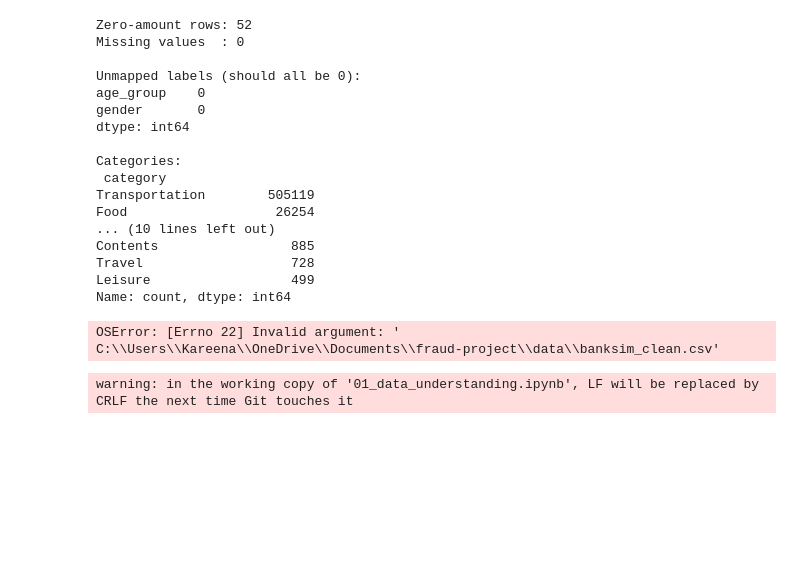
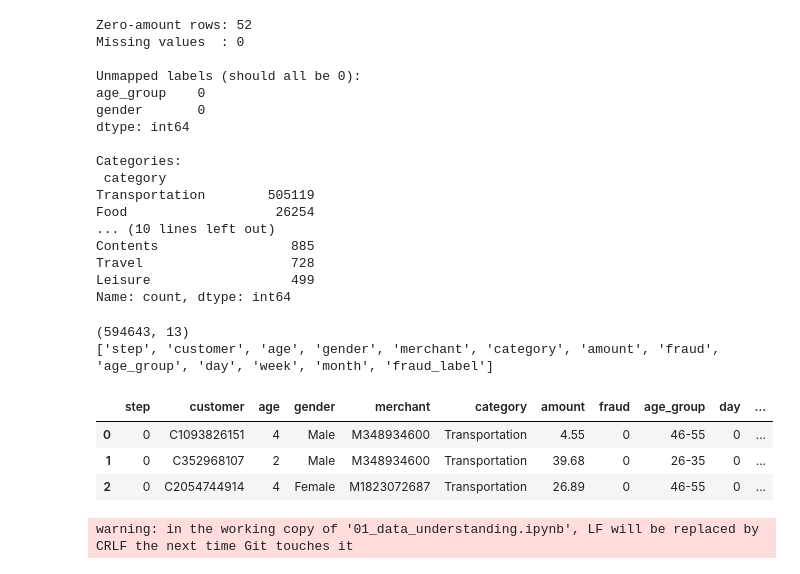
Before and after one commit to afroz-project/financial-fraud-detection, a Jupyter notebook: notebooks/01_data_understanding.ipynb, the cells around one changed output. Saved outputs shown, nothing was run; the diff lists cells and outputs as text; code cells hidden in the pictures; blank space fills up the shorter version.

Commit message:
Step 5: EDA notebook and clean dataset

```diff
--- a/notebooks/01_data_understanding.ipynb
+++ b/notebooks/01_data_understanding.ipynb
@@ -202,12 +202,20 @@ Leisure                  499
 Name: count, dtype: int64
 # %%
 import pandas as pd
-check = pd.read_csv(r"C:\Users\Kareena\OneDrive\Documents\fraud-project\data\banksim_clean.csv")
-print(check.shape)
-print(check.columns.tolist())
-print(check["category"].unique()[:5])
+
+raw = pd.read_csv("../data/bs140513_032310.csv")
+
+print(raw.shape)
+print(raw.columns.tolist())
+
+raw.head(3)
 # %% [output]
-OSError: [Errno 22] Invalid argument: ' C:\\Users\\Kareena\\OneDrive\\Documents\\fraud-project\\data\\banksim_clean.csv'
+(594643, 13)
+['step', 'customer', 'age', 'gender', 'merchant', 'category', 'amount', 'fraud', 'age_group', 'day', 'week', 'month', 'fraud_label']
+|  | step | customer | age | gender | merchant | category | amount | fraud | age_group | day | ... |
+| 0 | 0 | C1093826151 | 4 | Male | M348934600 | Transportation | 4.55 | 0 | 46-55 | 0 | ... |
+| 1 | 0 | C352968107 | 2 | Male | M348934600 | Transportation | 39.68 | 0 | 26-35 | 0 | ... |
+| 2 | 0 | C2054744914 | 4 | Female | M1823072687 | Transportation | 26.89 | 0 | 46-55 | 0 | ... |
 # %%
 !git add .
 # %% [output]
```
Also changed, not shown: parts of 8 cells of this notebook, 1 other file.
